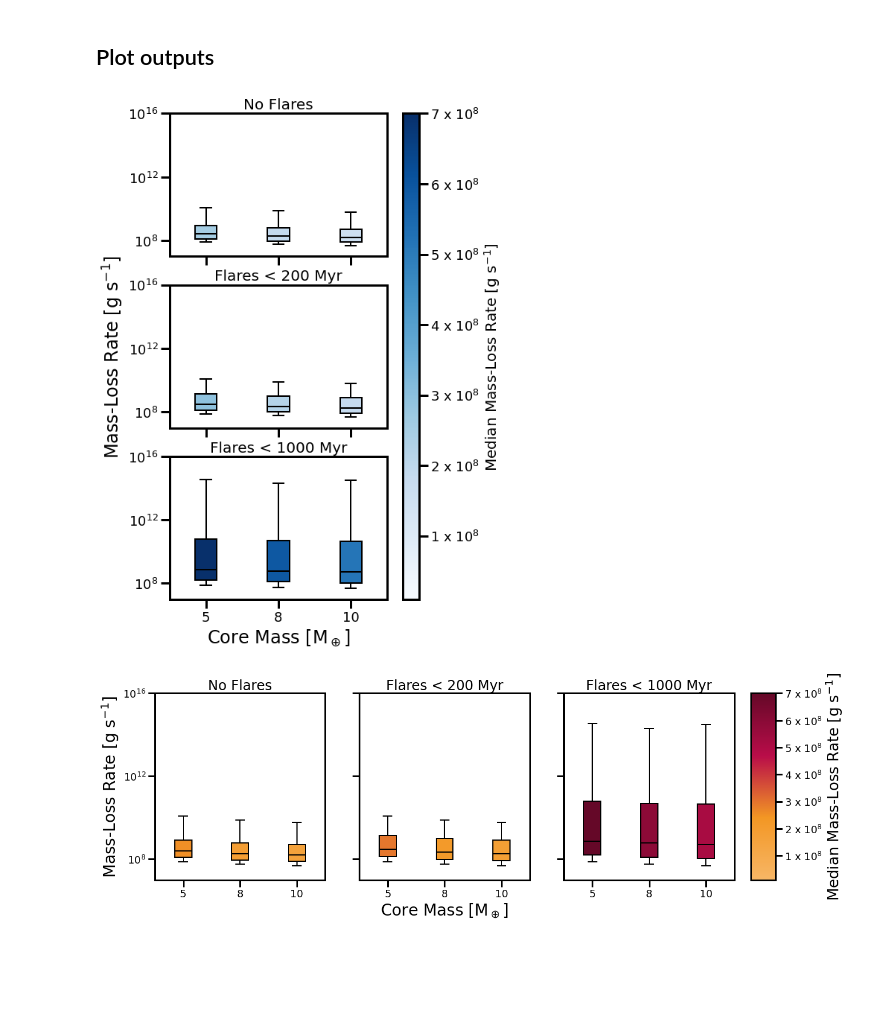
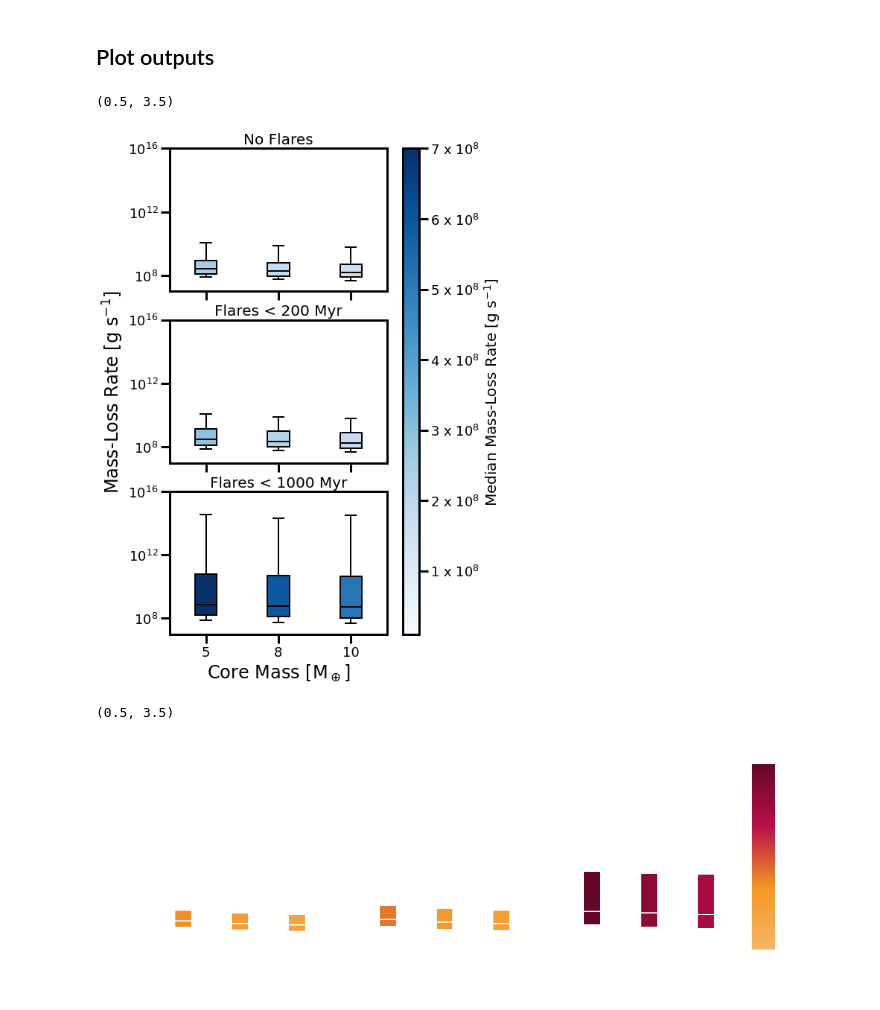
Before and after one commit to afeinstein20/cos_flares, a Jupyter notebook: notebooks/flare_mass_loss.ipynb, the cells around one changed output. Drawn from its saved outputs; the diff is of its cells as text; code cells hidden in the pictures; blank space fills up the shorter version.

```diff
--- a/notebooks/flare_mass_loss.ipynb
+++ b/notebooks/flare_mass_loss.ipynb
@@ -285,7 +285,3 @@ for i in range(3):
 30817.088492791074 g / s
 [33.61825993]
 35962.335074993614 g / s
-# %%
-for i in range(len(outputs)):
-    plt.plot(outputs[i][0], outputs[i][1])
-    plt.show()
@@ -409,7 +395,7 @@ np.save('/Users/belugawhale/Documents/GitHub/cos_flares/data/au_mic_c_atm.npy',
 # %% [markdown]
 ## Plot outputs
 # %%
-COLOR = 'k'
+COLOR = 'w'
 plt.rcParams['font.size'] = 20
 plt.rcParams['text.color'] = COLOR
 plt.rcParams['axes.labelcolor'] = COLOR
@@ -526,9 +512,10 @@ ax1.set_ylim(7,16)
 
 ax1.set_xlim(0.5,3.5)
 
-plt.savefig('/Users/belugawhale/Documents/AUMic/paper/mass_loss.pdf',
-            dpi=300, rasterize=True, bbox_inches='tight')
+#plt.savefig('/Users/belugawhale/Documents/AUMic/paper/mass_loss.pdf',
+#            dpi=300, rasterize=True, bbox_inches='tight')
 # %% [output]
+(0.5, 3.5)
 [figure]
 # %%
 import matplotlib.colors
@@ -576,33 +563,34 @@ for i in range(len(axes)):
         patch = bplot['boxes'][j]
         patch.set_facecolor(matplotlib.colors.rgb2hex(cmap(norm(meds[i][j]))))
 
 ax3.set_xticks([1,2,3])
 ax3.set_xticklabels(['5', '8', '10'])
 ax3.set_xlabel('Core Mass [M$_\oplus$]', fontsize=28)
 
 ax1.set_ylabel('Mass-Loss Rate [g s$^{-1}$]', fontsize=28)
 
 fig.subplots_adjust(right=0.83)
 cbar_ax = fig.add_axes([0.85, 0.125, 0.03, 0.755])
 im = ax1.scatter(np.arange(-10,-9,1), np.arange(-10,-9,1),
                  c=np.arange(-10,-9,1),
                  vmin=vmin, vmax=vmax, cmap=cmap)
 fig.colorbar(im, cax=cbar_ax)
 
 
 yticks = np.arange(1, vmax+1,1,dtype=int)
 cbar_ax.set_yticks(yticks)
 cbar_ax.set_yticklabels(['{0} x 10$^8$'.format(i) for i in yticks])
 cbar_ax.set_ylabel('Median Mass-Loss Rate [g s$^{-1}$]')
 
 yticks = np.arange(8,20,4)
 ax1.set_yticks(yticks)
 ax1.set_yticklabels(['10$^8$', '10$^{12}$', '10$^{16}$'])
 
 ax1.set_ylim(7,16)
 ax1.set_xlim(0.5,3.5)
 
-plt.savefig(os.path.join(path, 'mass_loss.png'), transparent=True,
-            dpi=300, rasterize=True, bbox_inches='tight')
+#plt.savefig(os.path.join(path, 'mass_loss.png'), transparent=True,
+#            dpi=300, rasterize=True, bbox_inches='tight')
 # %% [output]
+(0.5, 3.5)
-[figure, old version]
+[figure, new version]
```
Also changed, not shown: parts of 2 cells of this notebook, 9 other files.
